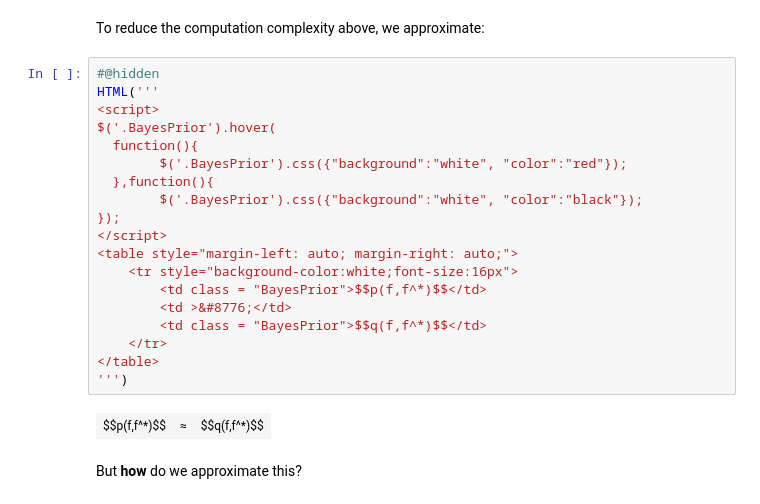
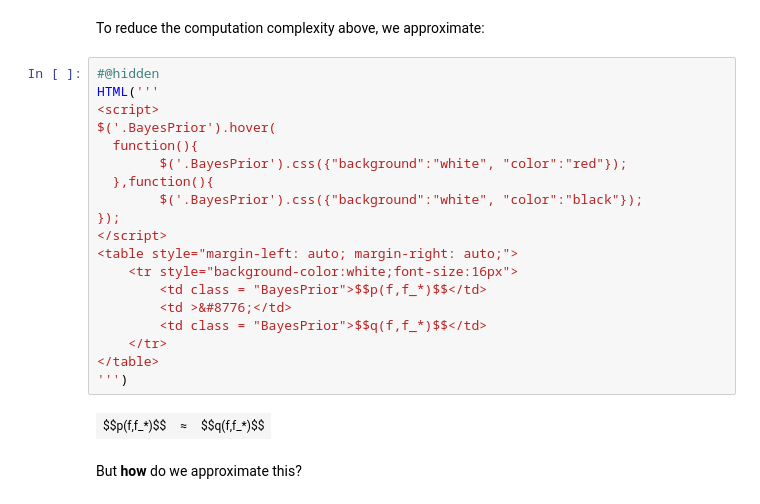
Before and after one commit to panukorn17/COMP0168-Machine-Learning-Seminar, a Jupyter notebook: Sparse GP Demo.ipynb, the cells around one changed output. Drawn from its saved outputs; the diff is of its cells as text.

```diff
--- a/Sparse GP Demo.ipynb
+++ b/Sparse GP Demo.ipynb
@@ -401,24 +401,24 @@ To reduce the computation complexity above, we approximate:
 # %%
 #@hidden
 HTML('''
 <script>
 $('.BayesPrior').hover(
   function(){
         $('.BayesPrior').css({"background":"white", "color":"red"});
   },function(){
         $('.BayesPrior').css({"background":"white", "color":"black"});
 });
 </script>
 <table style="margin-left: auto; margin-right: auto;">
     <tr style="background-color:white;font-size:16px">
-        <td class = "BayesPrior">$$p(f,f^*)$$</td>
+        <td class = "BayesPrior">$$p(f,f_*)$$</td>
         <td >&#8776;</td>
-        <td class = "BayesPrior">$$q(f,f^*)$$</td>
+        <td class = "BayesPrior">$$q(f,f_*)$$</td>
     </tr>
 </table>
 ''')
 # %% [output]
-| $$p(f,f^*)$$ | ≈ | $$q(f,f^*)$$ |
+| $$p(f,f_*)$$ | ≈ | $$q(f,f_*)$$ |
 # %% [markdown]
 But **how** do we approximate this?
 # %% [markdown]
```
Also changed, not shown: parts of 14 cells of this notebook.
